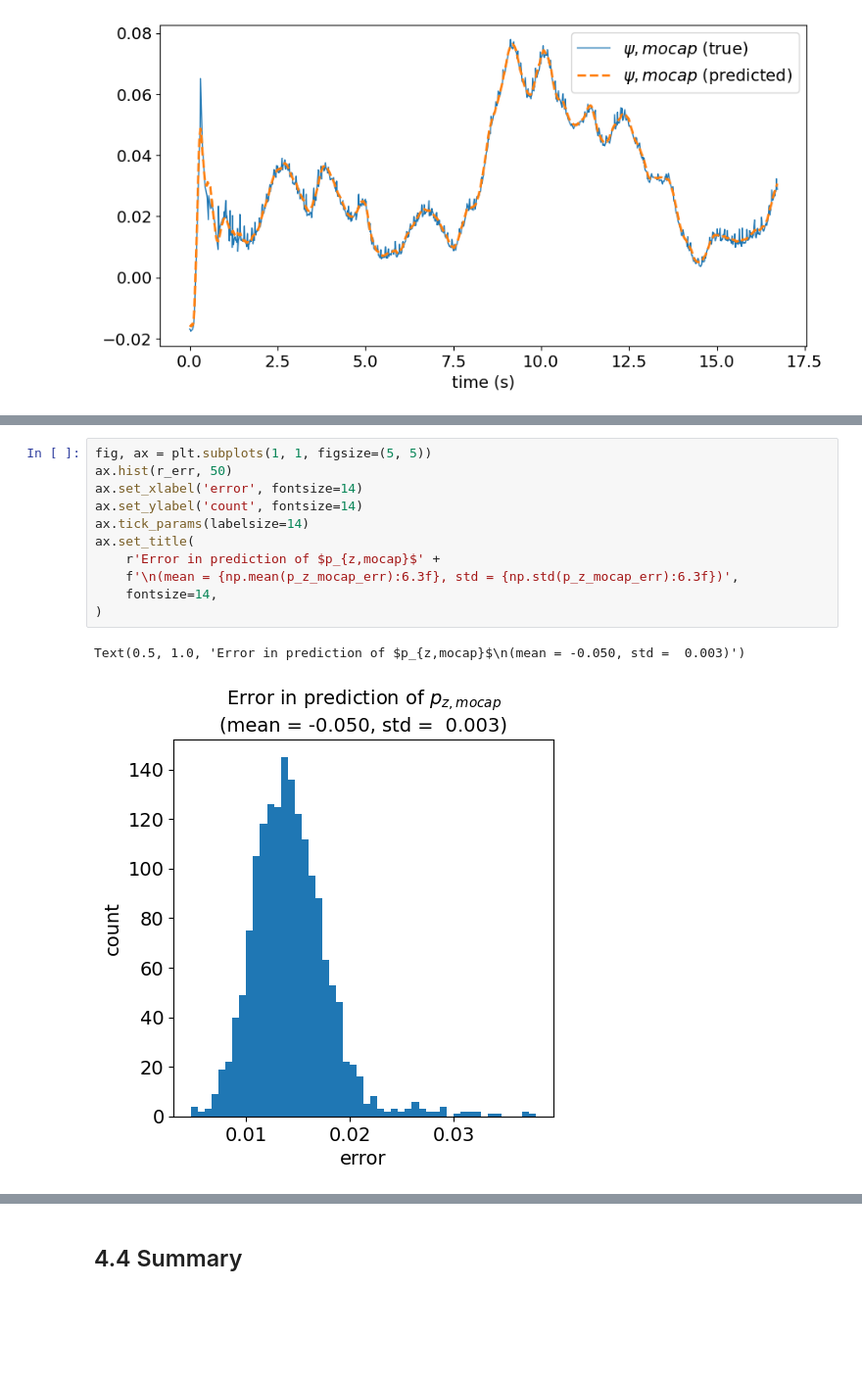
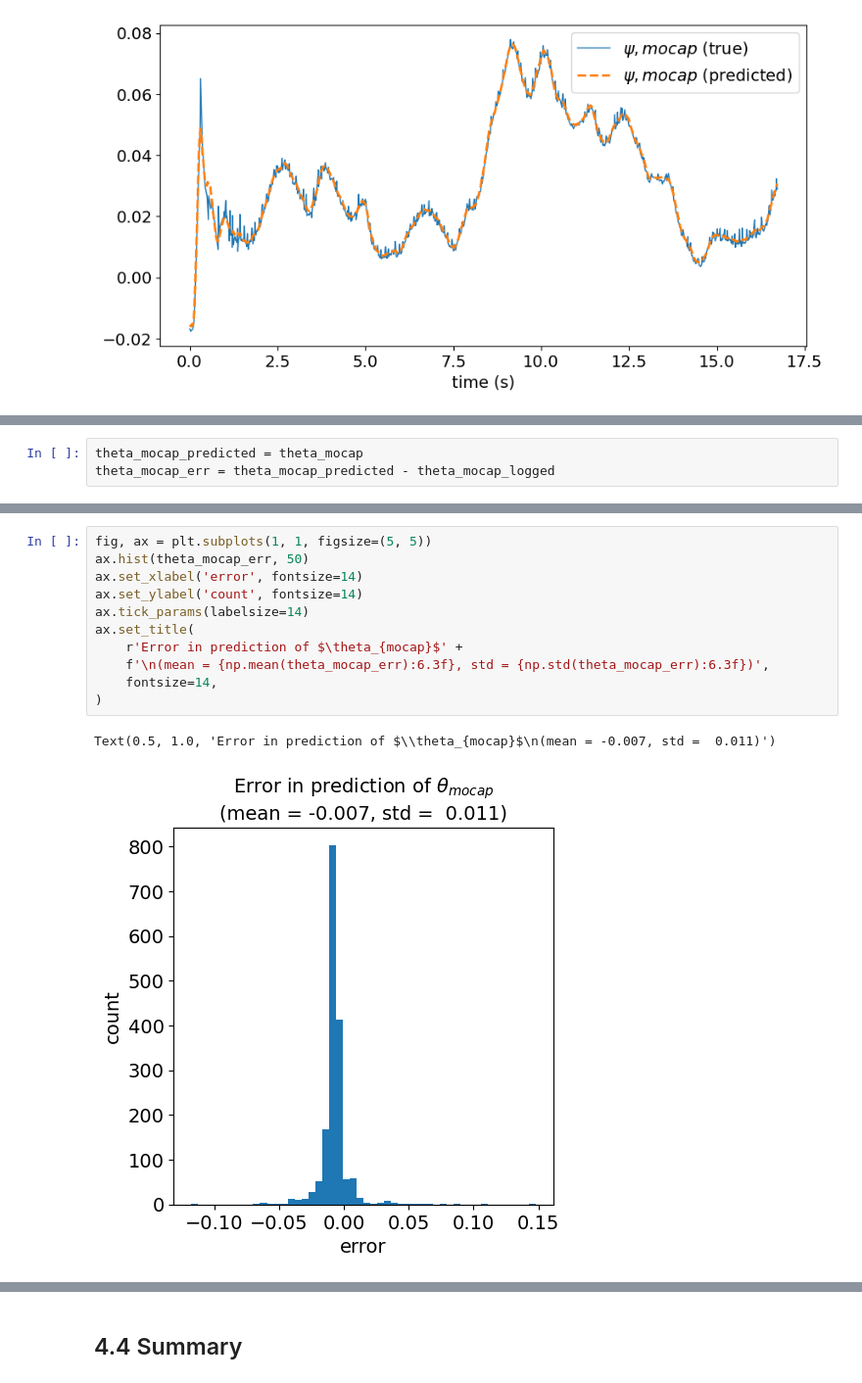
Before and after one commit to Chairless-maybe/crazyflie-client, a Jupyter notebook: lab09/01_analysis.ipynb, the cells around one changed output, grey strips where cells are left out. Shown at 98% size. Saved outputs shown, nothing was run; the diff lists cells and outputs as text; blank space fills up the shorter version.

```diff
--- a/lab09/01_analysis.ipynb
+++ b/lab09/01_analysis.ipynb
@@ -883,2 +880,5 @@ p_z_mocap_err = p_z_mocap_predicted - p_z_mocap_logged
+# %%
+theta_mocap_predicted = theta_mocap
+theta_mocap_err = theta_mocap_predicted - theta_mocap_logged
 # %%
 fig, ax = plt.subplots(1, 1, figsize=(10, 5))
@@ -893,14 +893,14 @@ Text(0.5, 0, 'time (s)')
 # %%
 fig, ax = plt.subplots(1, 1, figsize=(5, 5))
-ax.hist(r_err, 50)
+ax.hist(theta_mocap_err, 50)
 ax.set_xlabel('error', fontsize=14)
 ax.set_ylabel('count', fontsize=14)
 ax.tick_params(labelsize=14)
 ax.set_title(
-    r'Error in prediction of $p_{z,mocap}$' +
-    f'\n(mean = {np.mean(p_z_mocap_err):6.3f}, std = {np.std(p_z_mocap_err):6.3f})',
+    r'Error in prediction of $\theta_{mocap}$' +
+    f'\n(mean = {np.mean(theta_mocap_err):6.3f}, std = {np.std(theta_mocap_err):6.3f})',
     fontsize=14,
 )
 # %% [output]
-Text(0.5, 1.0, 'Error in prediction of $p_{z,mocap}$\n(mean = -0.050, std =  0.003)')
+Text(0.5, 1.0, 'Error in prediction of $\\theta_{mocap}$\n(mean = -0.007, std =  0.011)')
-[figure, old version]
+[figure, new version]
```
Also changed, not shown: parts of 16 cells of this notebook.
